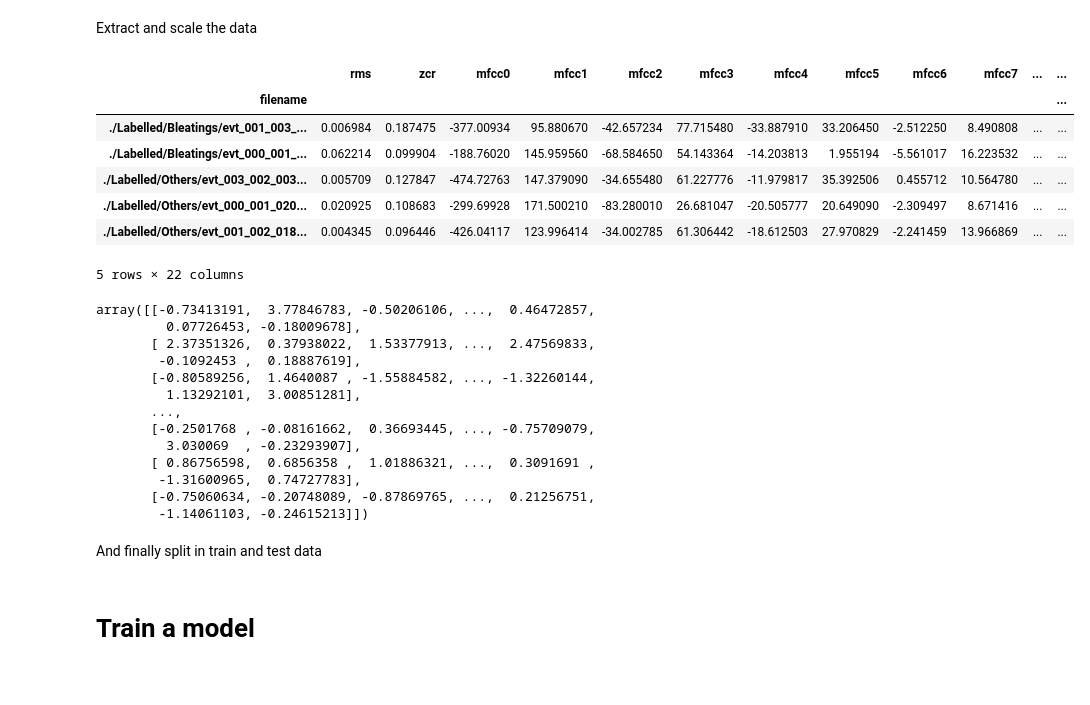
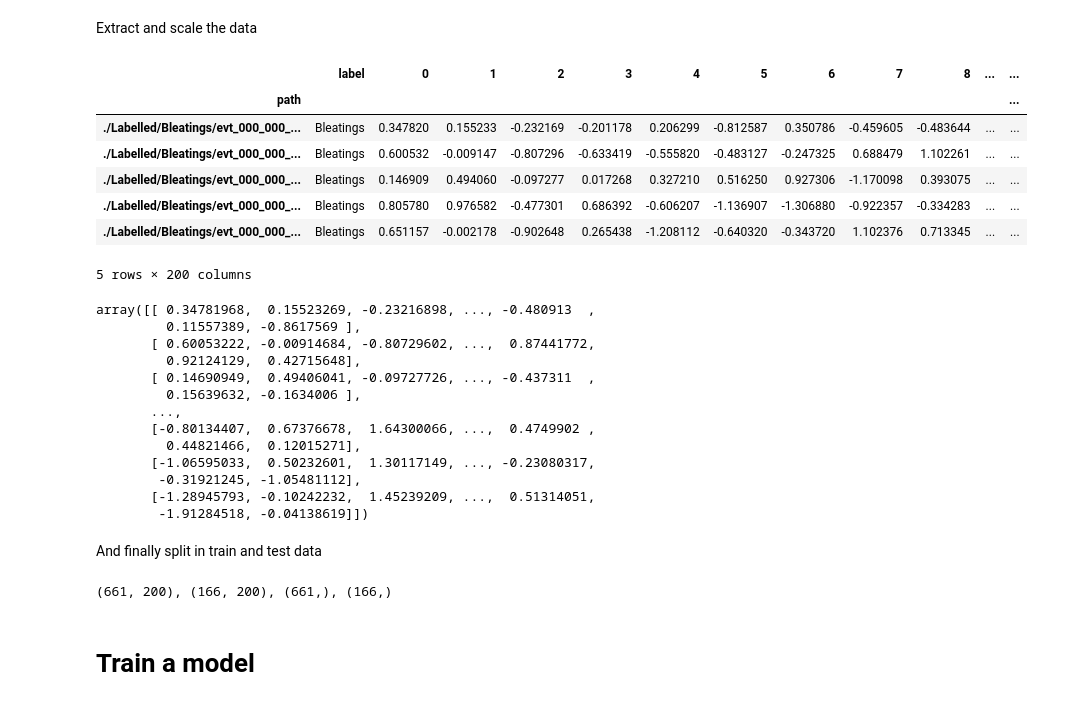
Before and after one commit to nicolasfacchinetti97/vocapra-apr-project, a Jupyter notebook: models.ipynb, the cells around one changed output. Cells and saved outputs as stored; diff of their text form; code cells hidden in the pictures.

```diff
--- a/models.ipynb
+++ b/models.ipynb
@@ -39,38 +55,42 @@ array([0, 0, 2, 2, 2, 2, 0, 0, 0, 0, 0, 2, 1, 2, 2, 0, 0, 1, 1, 2, 2, 0,
 # %% [markdown]
 Extract and scale the data
 # %%
-df.iloc[:, :-1].head()
+#df.iloc[:, :-1].head()
 # %% [output]
-|  | rms | zcr | mfcc0 | mfcc1 | mfcc2 | mfcc3 | mfcc4 | mfcc5 | mfcc6 | mfcc7 | ... | ... |
-| filename |  |  |  |  |  |  |  |  |  |  |  | ... |
-| ./Labelled/Bleatings/evt_001_003_... | 0.006984 | 0.187475 | -377.00934 | 95.880670 | -42.657234 | 77.715480 | -33.887910 | 33.206450 | -2.512250 | 8.490808 | ... | ... |
-| ./Labelled/Bleatings/evt_000_001_... | 0.062214 | 0.099904 | -188.76020 | 145.959560 | -68.584650 | 54.143364 | -14.203813 | 1.955194 | -5.561017 | 16.223532 | ... | ... |
-| ./Labelled/Others/evt_003_002_003... | 0.005709 | 0.127847 | -474.72763 | 147.379090 | -34.655480 | 61.227776 | -11.979817 | 35.392506 | 0.455712 | 10.564780 | ... | ... |
-| ./Labelled/Others/evt_000_001_020... | 0.020925 | 0.108683 | -299.69928 | 171.500210 | -83.280010 | 26.681047 | -20.505777 | 20.649090 | -2.309497 | 8.671416 | ... | ... |
-| ./Labelled/Others/evt_001_002_018... | 0.004345 | 0.096446 | -426.04117 | 123.996414 | -34.002785 | 61.306442 | -18.612503 | 27.970829 | -2.241459 | 13.966869 | ... | ... |
+|  | label | 0 | 1 | 2 | 3 | 4 | 5 | 6 | 7 | 8 | ... | ... |
+| path |  |  |  |  |  |  |  |  |  |  |  | ... |
+| ./Labelled/Bleatings/evt_000_000_... | Bleatings | 0.347820 | 0.155233 | -0.232169 | -0.201178 | 0.206299 | -0.812587 | 0.350786 | -0.459605 | -0.483644 | ... | ... |
+| ./Labelled/Bleatings/evt_000_000_... | Bleatings | 0.600532 | -0.009147 | -0.807296 | -0.633419 | -0.555820 | -0.483127 | -0.247325 | 0.688479 | 1.102261 | ... | ... |
+| ./Labelled/Bleatings/evt_000_000_... | Bleatings | 0.146909 | 0.494060 | -0.097277 | 0.017268 | 0.327210 | 0.516250 | 0.927306 | -1.170098 | 0.393075 | ... | ... |
+| ./Labelled/Bleatings/evt_000_000_... | Bleatings | 0.805780 | 0.976582 | -0.477301 | 0.686392 | -0.606207 | -1.136907 | -1.306880 | -0.922357 | -0.334283 | ... | ... |
+| ./Labelled/Bleatings/evt_000_000_... | Bleatings | 0.651157 | -0.002178 | -0.902648 | 0.265438 | -1.208112 | -0.640320 | -0.343720 | 1.102376 | 0.713345 | ... | ... |
-5 rows × 22 columns
+5 rows × 200 columns
 # %%
-scaler = StandardScaler()
-X = scaler.fit_transform(np.array(df.iloc[:, :-1], dtype = float))#Dividing data into training and Testing set
+#scaler = StandardScaler()
+#X = scaler.fit_transform(np.array(df.iloc[:, :-1], dtype = float))#Dividing data into training and Testing set
+X = np.array(df.iloc[:,1:])
 X
 # %% [output]
-array([[-0.73413191,  3.77846783, -0.50206106, ...,  0.46472857,
-         0.07726453, -0.18009678],
-       [ 2.37351326,  0.37938022,  1.53377913, ...,  2.47569833,
-        -0.1092453 ,  0.18887619],
-       [-0.80589256,  1.4640087 , -1.55884582, ..., -1.32260144,
-         1.13292101,  3.00851281],
+array([[ 0.34781968,  0.15523269, -0.23216898, ..., -0.480913  ,
+         0.11557389, -0.8617569 ],
+       [ 0.60053222, -0.00914684, -0.80729602, ...,  0.87441772,
+         0.92124129,  0.42715648],
+       [ 0.14690949,  0.49406041, -0.09727726, ..., -0.437311  ,
+         0.15639632, -0.1634006 ],
        ...,
-       [-0.2501768 , -0.08161662,  0.36693445, ..., -0.75709079,
-         3.030069  , -0.23293907],
-       [ 0.86756598,  0.6856358 ,  1.01886321, ...,  0.3091691 ,
-        -1.31600965,  0.74727783],
-       [-0.75060634, -0.20748089, -0.87869765, ...,  0.21256751,
-        -1.14061103, -0.24615213]])
+       [-0.80134407,  0.67376678,  1.64300066, ...,  0.4749902 ,
+         0.44821466,  0.12015271],
+       [-1.06595033,  0.50232601,  1.30117149, ..., -0.23080317,
+        -0.31921245, -1.05481112],
+       [-1.28945793, -0.10242232,  1.45239209, ...,  0.51314051,
+        -1.91284518, -0.04138619]])
 # %% [markdown]
 And finally split in train and test data
 # %%
 X_train, X_test, y_train, y_test = train_test_split(X, y, test_size=0.2)
+print(f"{np.shape(X_train)}, {np.shape(X_test)}, {np.shape(y_train)}, {np.shape(y_test)}")
+# %% [output]
+(661, 200), (166, 200), (661,), (166,)
 # %% [markdown]
 # Train a model
 # %% [markdown]
```
Also changed, not shown: parts of 7 cells of this notebook, 2 other files.
